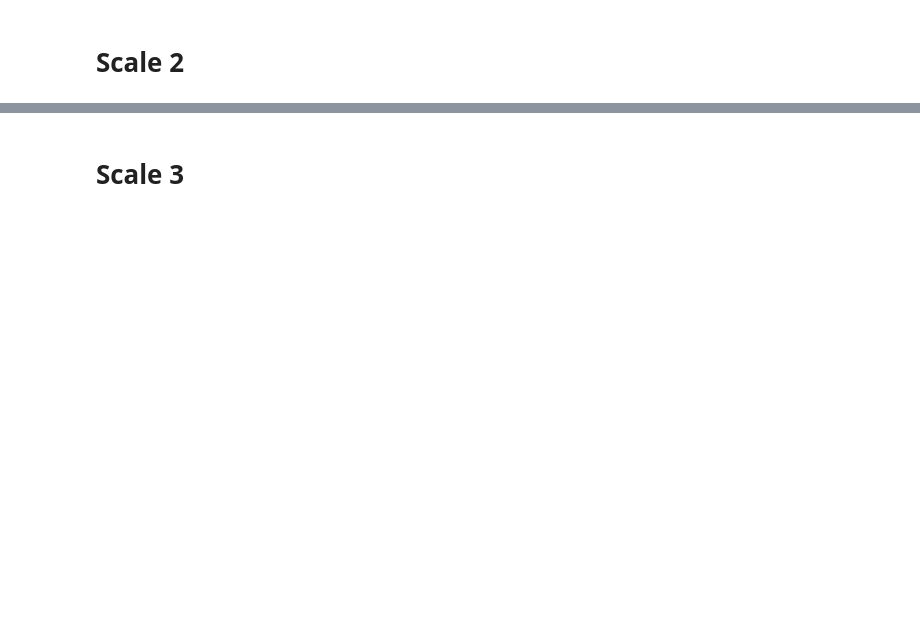
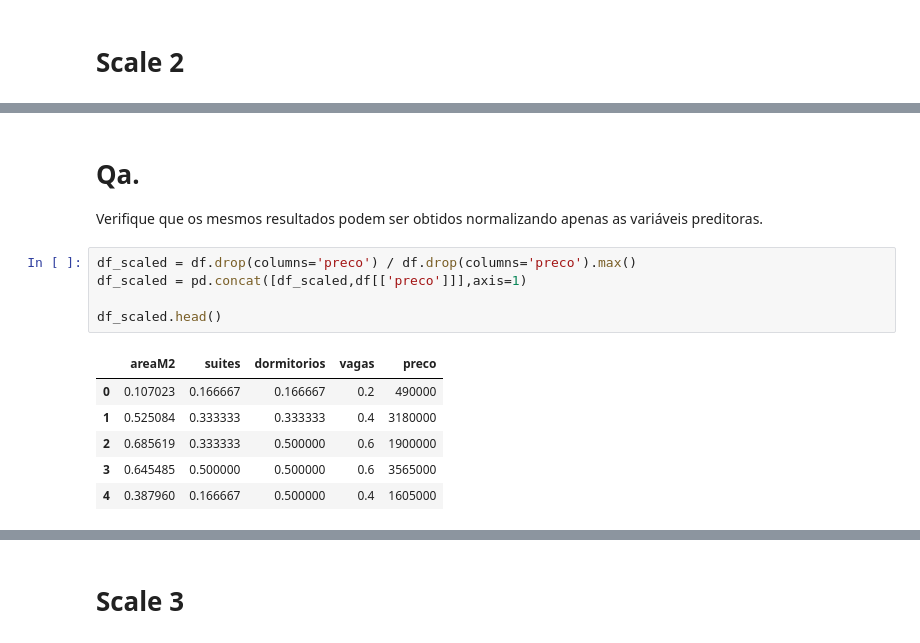
Before and after one commit to Rogerio-mack/IMT_Ciencia_de_Dados, a Jupyter notebook: IMT_regressao_scale_solucao.ipynb, the cells around one changed output, grey strips where cells are left out. Saved outputs shown, nothing was run; the diff lists cells and outputs as text; blank space fills up the shorter version.

```diff
--- a/IMT_regressao_scale_solucao.ipynb
+++ b/IMT_regressao_scale_solucao.ipynb
@@ -61,0 +193,16 @@ Qual atributo influencia mais no preço dos imóveis segundo seu modelo agora?
+# %% [markdown]
+# Qa.
+
+Verifique que os mesmos resultados podem ser obtidos normalizando apenas as variáveis preditoras.
+# %%
+df_scaled = df.drop(columns='preco') / df.drop(columns='preco').max()
+df_scaled = pd.concat([df_scaled,df[['preco']]],axis=1)
+
+df_scaled.head()
+# %% [output]
+|  | areaM2 | suites | dormitorios | vagas | preco |
+| 0 | 0.107023 | 0.166667 | 0.166667 | 0.2 | 490000 |
+| 1 | 0.525084 | 0.333333 | 0.333333 | 0.4 | 3180000 |
+| 2 | 0.685619 | 0.333333 | 0.500000 | 0.6 | 1900000 |
+| 3 | 0.645485 | 0.500000 | 0.500000 | 0.6 | 3565000 |
+| 4 | 0.387960 | 0.166667 | 0.500000 | 0.4 | 1605000 |
```
Also changed, not shown: parts of 24 cells of this notebook.
